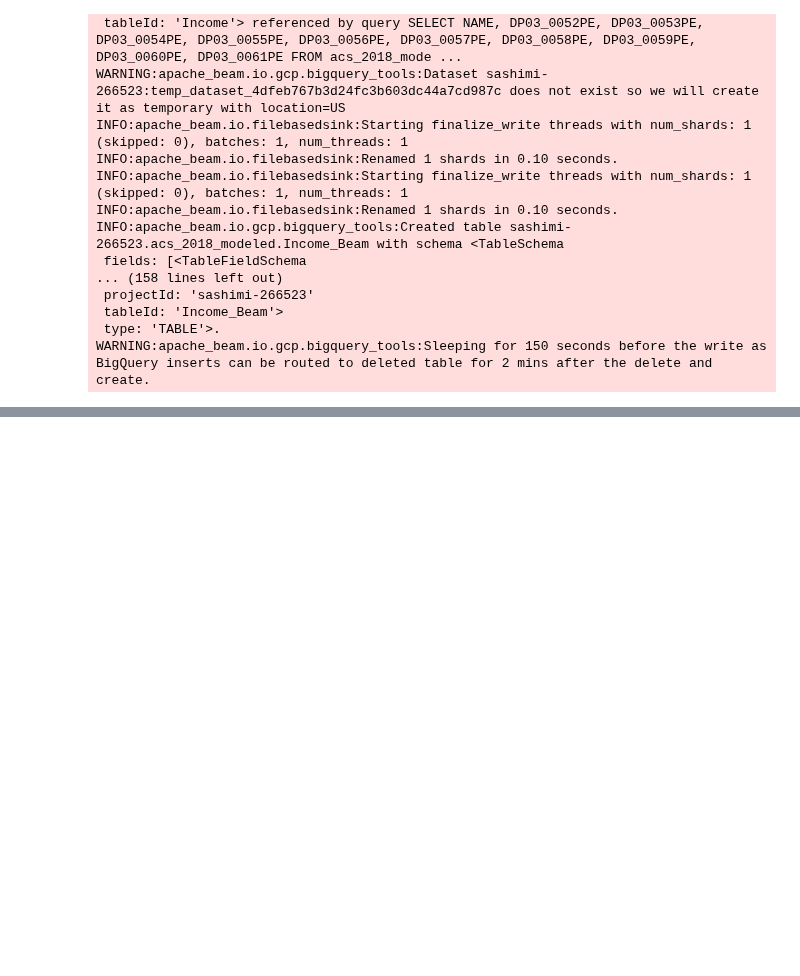
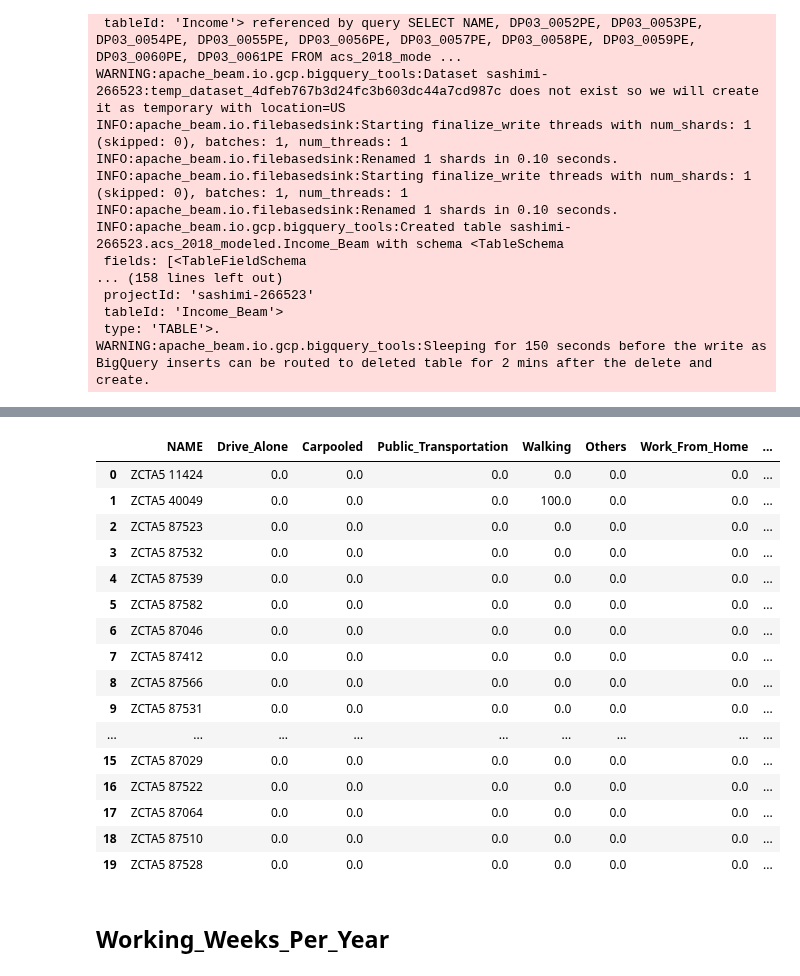
Before and after one commit to xindixu/US-demographic-analysis, a Jupyter notebook: primary-data/acs_2018_modeled.ipynb, the cells around one changed output, grey strips where cells are left out. Saved outputs shown, nothing was run; the diff lists cells and outputs as text; code cells hidden in the pictures; blank space fills up the shorter version.

```diff
--- a/primary-data/acs_2018_modeled.ipynb
+++ b/primary-data/acs_2018_modeled.ipynb
@@ -447,0 +537,26 @@ KeyboardInterrupt:
+# %%
+%%bigquery
+select *
+from acs_2018_modeled.Commute_Beam
+where NAME is not null
+limit 20
+# %% [output]
+|  | NAME | Drive_Alone | Carpooled | Public_Transportation | Walking | Others | Work_From_Home | ... |
+| 0 | ZCTA5 11424 | 0.0 | 0.0 | 0.0 | 0.0 | 0.0 | 0.0 | ... |
+| 1 | ZCTA5 40049 | 0.0 | 0.0 | 0.0 | 100.0 | 0.0 | 0.0 | ... |
+| 2 | ZCTA5 87523 | 0.0 | 0.0 | 0.0 | 0.0 | 0.0 | 0.0 | ... |
+| 3 | ZCTA5 87532 | 0.0 | 0.0 | 0.0 | 0.0 | 0.0 | 0.0 | ... |
+| 4 | ZCTA5 87539 | 0.0 | 0.0 | 0.0 | 0.0 | 0.0 | 0.0 | ... |
+| 5 | ZCTA5 87582 | 0.0 | 0.0 | 0.0 | 0.0 | 0.0 | 0.0 | ... |
+| 6 | ZCTA5 87046 | 0.0 | 0.0 | 0.0 | 0.0 | 0.0 | 0.0 | ... |
+| 7 | ZCTA5 87412 | 0.0 | 0.0 | 0.0 | 0.0 | 0.0 | 0.0 | ... |
+| 8 | ZCTA5 87566 | 0.0 | 0.0 | 0.0 | 0.0 | 0.0 | 0.0 | ... |
+| 9 | ZCTA5 87531 | 0.0 | 0.0 | 0.0 | 0.0 | 0.0 | 0.0 | ... |
+| ... | ... | ... | ... | ... | ... | ... | ... | ... |
+| 15 | ZCTA5 87029 | 0.0 | 0.0 | 0.0 | 0.0 | 0.0 | 0.0 | ... |
+| 16 | ZCTA5 87522 | 0.0 | 0.0 | 0.0 | 0.0 | 0.0 | 0.0 | ... |
+| 17 | ZCTA5 87064 | 0.0 | 0.0 | 0.0 | 0.0 | 0.0 | 0.0 | ... |
+| 18 | ZCTA5 87510 | 0.0 | 0.0 | 0.0 | 0.0 | 0.0 | 0.0 | ... |
+| 19 | ZCTA5 87528 | 0.0 | 0.0 | 0.0 | 0.0 | 0.0 | 0.0 | ... |
+# %% [markdown]
+## Working_Weeks_Per_Year
```
Also changed, not shown: parts of 76 cells of this notebook, 13 other files.
